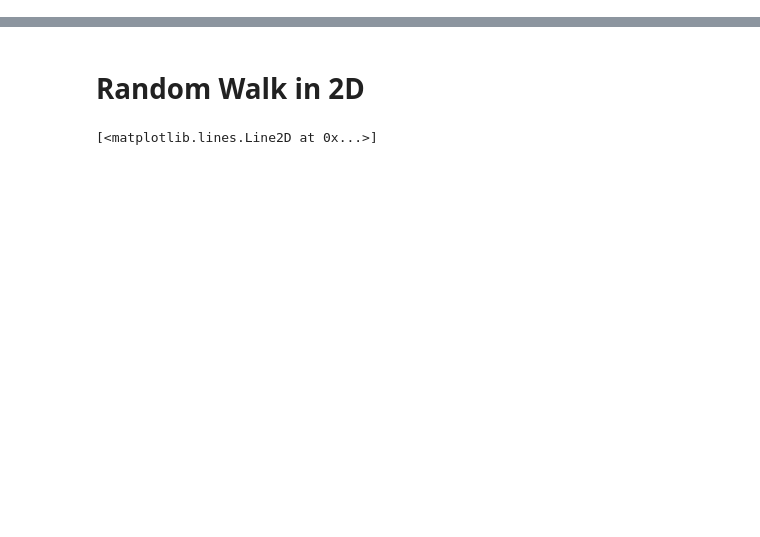
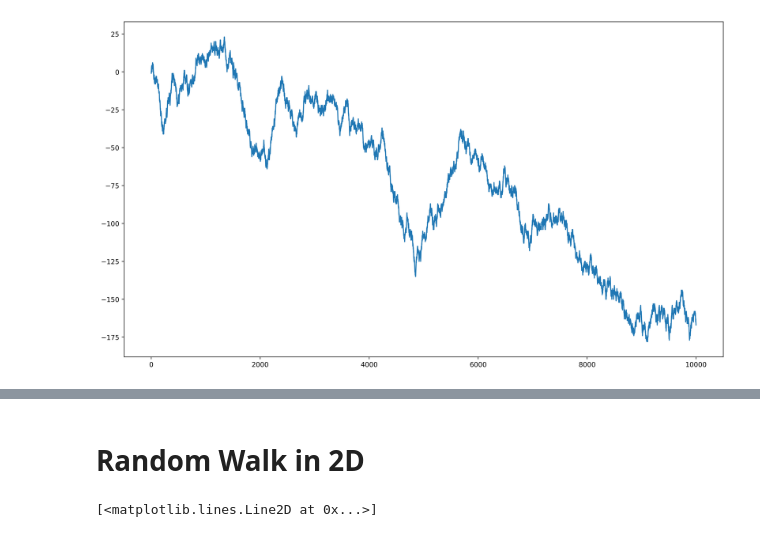
Before and after one commit to TheInvisibleFoe/JupyterNotebooks, a Jupyter notebook: Random Walk/Random Walk.ipynb, the cells around one changed output, grey strips where cells are left out. Cells and saved outputs as stored; diff of their text form; code cells hidden in the pictures; blank space fills up the shorter version.

```diff
--- a/Random Walk/Random Walk.ipynb
+++ b/Random Walk/Random Walk.ipynb
@@ -8,27 +7,29 @@ d = 1
 s = (1,-1)
 # %%
 steps =10000
-grn = 10
+grn = 1
 x = [[0]*steps for _ in range(grn)]
 for j in range(0,grn):
     for i in range(1,steps):
         t = rand.choice(s)
         x[j][i]=(x[j][i-1] + t*d)
 y = np.arange(0,steps,1)
 # mx = max(x[0])
 # mn = min(x[0])
 # x_1 = [[0]*(mx-mn+1) for _ in range(grn)]
 # y_1 = [[0]*(mx-mn+1) for _ in range(grn)]
 # for i in range(0,grn):
 #     frequency_counter = Counter(x[i])
 #     for key, value in frequency_counter.items():
 #         x_1[i].append(key)
 #         y_1[i].append(value)
-# fig,axes = plt.subplots(figsize=(16,9),dpi=400,nrows = grn, ncols = 1,squeeze=False)
-# for i in range(0,grn):
-#     axes[i][0].plot(y,x[i])
+fig,axes = plt.subplots(figsize=(16,9),dpi=400,nrows = grn, ncols = 1,squeeze=False)
+for i in range(0,grn):
+    axes[i][0].plot(y,x[i])
 # last = np.zeros(grn)
 
 # last
+# %% [output]
+[figure, added]
 # %%
 msd = [[0]*steps for _ in range(grn)]
```
Also changed, not shown: parts of 11 cells of this notebook, 5 other files.
